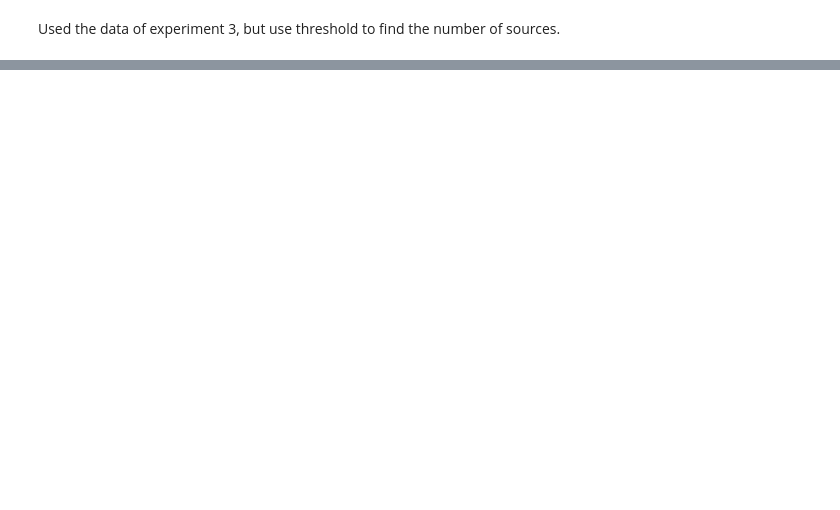
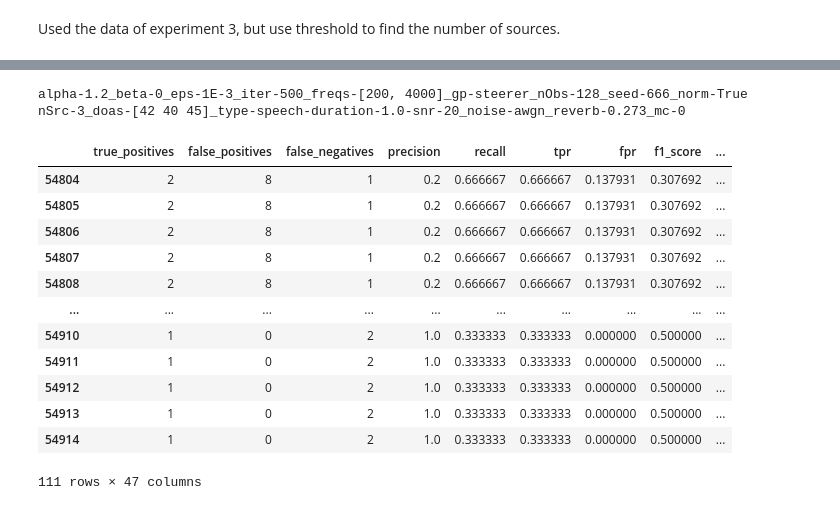
Before and after one commit to Chutlhu/shamans, a Jupyter notebook: analysize_results_exp4.ipynb, the cells around one changed output, grey strips where cells are left out. Saved outputs shown, nothing was run; the diff lists cells and outputs as text; code cells hidden in the pictures; blank space fills up the shorter version.

```diff
--- a/analysize_results_exp4.ipynb
+++ b/analysize_results_exp4.ipynb
@@ -92,0 +74,5 @@ alpha-1.2_beta-2_eps-1E-3_iter-500_freqs-[200, 4000]_gp-steerer_nObs-16
+# %%
+unique_frame_ids = exp_df['frame_id'].unique()
+print(len(unique_frame_ids))
+unique_method_ids = exp_df['method_id'].unique()
+print(len(unique_method_ids))
@@ -108,8 +165,9 @@ df_results = pd.DataFrame()
 
 for thr in thresholds_ang_spec:
 
-    for frame_id in tqdm(ang_specs_dicts.keys(), desc='Iterating over frames for thr={}'.format(thr)):
-        for method_id in ang_specs_dicts[frame_id].keys():
+    for frame_id in tqdm(unique_frame_ids, desc='Iterating over frames for thr={}'.format(thr)):
+
+        for method_id in unique_method_ids:
 
             ang_spec = ang_specs_dicts[frame_id][method_id]['ang_spec']
 
@@ -138,4 +196,4 @@ print(len(df_results))
 # %%
 # merge the results_df with the exp_df on the frame_id and method_id
-df_merge = df_results.merge(exp_df, on=['frame_id', 'method_id'])
-df_merge[:100].to_csv('asd.csv', index=False)
+df_merge = exp_df.merge(df_results, on=['frame_id', 'method_id'])
+print(len(df_merge))
@@ -142,20 +202,16 @@ df_merge[:100].to_csv('asd.csv', index=False)
 # %%
 # for each frame id and method id, get the assorciate data_frame
-frame_ids = df_merge['frame_id'].unique()
-method_ids = df_merge['method_id'].unique()
-
 metrics_angular_threshold = 15
 
 results_thr_list = []
 
-for frame_id in tqdm(frame_ids, desc='Iterating over frames'):
-    for method_id in method_ids:
+for frame_id in tqdm(unique_frame_ids, desc='Iterating over frames'):
+    for method_id in unique_method_ids:
 
         df_ = df_merge.loc[
             (df_merge['frame_id'] == frame_id)
             & (df_merge['method_id'] == method_id)
         ]
-
 
         thrs = df_['thresholds_ang_spec'].unique()
 
@@ -172,9 +228,20 @@ for frame_id in tqdm(frame_ids, desc='Iterating over frames'):
 
             n_estimated = len(estimated_azimuths)
             n_target = len(target_azimuths)
-            assert n_target == n_sources
+            assert n_target == n_sources, f"{n_target} != {n_sources} \n {frame_id}"
 
             metrics = eval.compute_metrics(estimated_azimuths, target_azimuths, metrics_angular_threshold, np.rad2deg(doa_grid_rad))
+
+            # check that tpr and fpr are not nans
+            if np.isnan(metrics['tpr']) or np.isnan(metrics['fpr']):
+                print(frame_id)
+                print(estimated_azimuths)
+                print(target_azimuths)
+                print(n_sources)
+                print(method_id)
+                print(df_.loc[df_['thresholds_ang_spec'] == thr])
+                raise ValueError('TPR or FPR is nan')
+
 
             if len(target_azimuths) > n_sources:
                 print(frame_id)
@@ -209,2 +306,25 @@ Index(['frame_id', 'method_id', 'thresholds_ang_spec', 'peaks_locations',
       dtype='object')
+# %%
+print(method_id)
+print(frame_id)
+df_results_thr.loc[
+    (df_results_thr['method_id'] == method_id)
+    & (df_results_thr['frame_id'] == frame_id)
+]
+# %% [output]
+alpha-1.2_beta-0_eps-1E-3_iter-500_freqs-[200, 4000]_gp-steerer_nObs-128_seed-666_norm-True
+nSrc-3_doas-[42 40 45]_type-speech-duration-1.0-snr-20_noise-awgn_reverb-0.273_mc-0
+|  | true_positives | false_positives | false_negatives | precision | recall | tpr | fpr | f1_score | ... |
+| 54804 | 2 | 8 | 1 | 0.2 | 0.666667 | 0.666667 | 0.137931 | 0.307692 | ... |
+| 54805 | 2 | 8 | 1 | 0.2 | 0.666667 | 0.666667 | 0.137931 | 0.307692 | ... |
+| 54806 | 2 | 8 | 1 | 0.2 | 0.666667 | 0.666667 | 0.137931 | 0.307692 | ... |
+| 54807 | 2 | 8 | 1 | 0.2 | 0.666667 | 0.666667 | 0.137931 | 0.307692 | ... |
+| 54808 | 2 | 8 | 1 | 0.2 | 0.666667 | 0.666667 | 0.137931 | 0.307692 | ... |
+| ... | ... | ... | ... | ... | ... | ... | ... | ... | ... |
+| 54910 | 1 | 0 | 2 | 1.0 | 0.333333 | 0.333333 | 0.000000 | 0.500000 | ... |
+| 54911 | 1 | 0 | 2 | 1.0 | 0.333333 | 0.333333 | 0.000000 | 0.500000 | ... |
+| 54912 | 1 | 0 | 2 | 1.0 | 0.333333 | 0.333333 | 0.000000 | 0.500000 | ... |
+| 54913 | 1 | 0 | 2 | 1.0 | 0.333333 | 0.333333 | 0.000000 | 0.500000 | ... |
+| 54914 | 1 | 0 | 2 | 1.0 | 0.333333 | 0.333333 | 0.000000 | 0.500000 | ... |
+111 rows × 47 columns
 # %%
```
Also changed, not shown: parts of 20 cells of this notebook, 4 other files.
